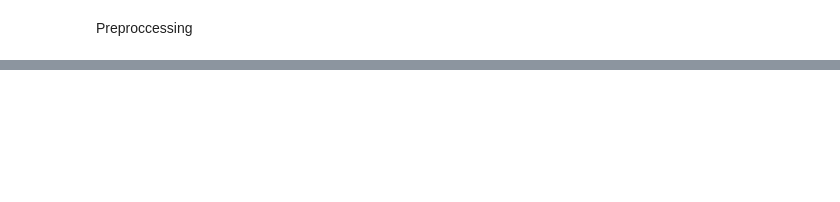
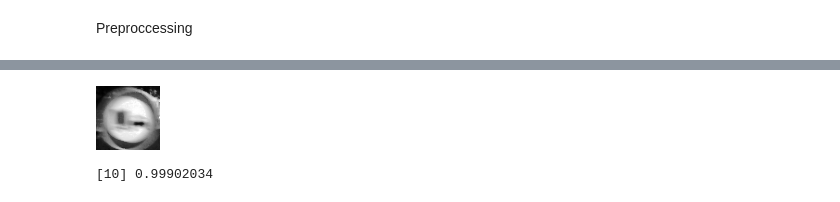
Before and after one commit to barisbaydur/German-Traffic-Sign-Detection, a Jupyter notebook: main.ipynb, the cells around one changed output, grey strips where cells are left out. Cells and saved outputs as stored; diff of their text form; code cells hidden in the pictures; blank space fills up the shorter version.

Commit message:
Predict

```diff
--- a/main.ipynb
+++ b/main.ipynb
@@ -106,0 +222,15 @@ cv2_imshow(img)
+# %%
+pickleIn = open(rootDir/"modelTrained.p", "rb")
+model = pickle.load(pickleIn)
+
+img = preProccessing(str(trainDir/"10"/"00002.ppm"))
+cv2_imshow(img)
+img = img.reshape(1,64,64,1)
+
+prediction = model.predict(img)
+probVal = np.amax(prediction)
+classIndex = np.argmax(prediction, axis=1)
+print(classIndex, probVal)
+# %% [output]
+[figure, added]
+[10] 0.99902034
```
Also changed, not shown: parts of 12 cells of this notebook.
